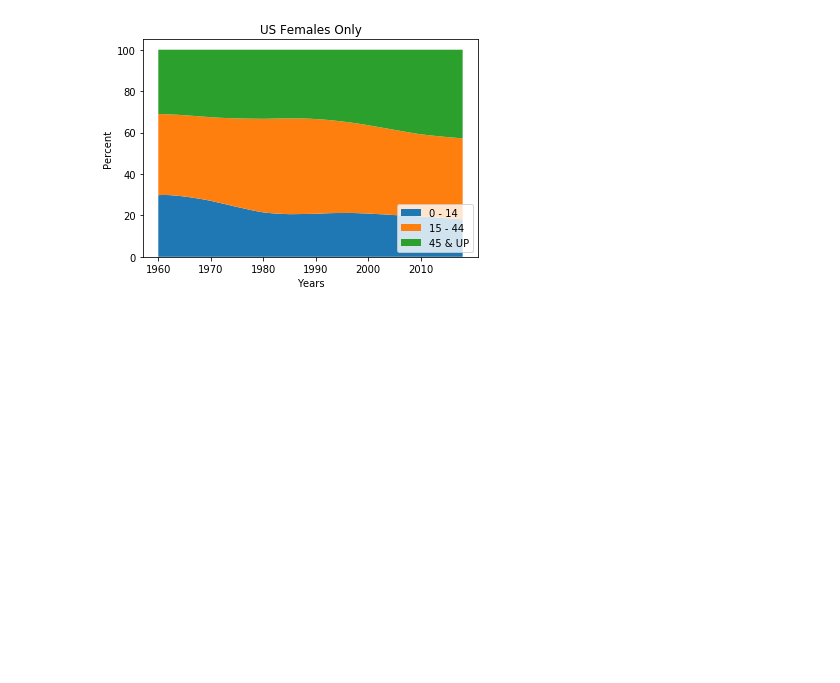
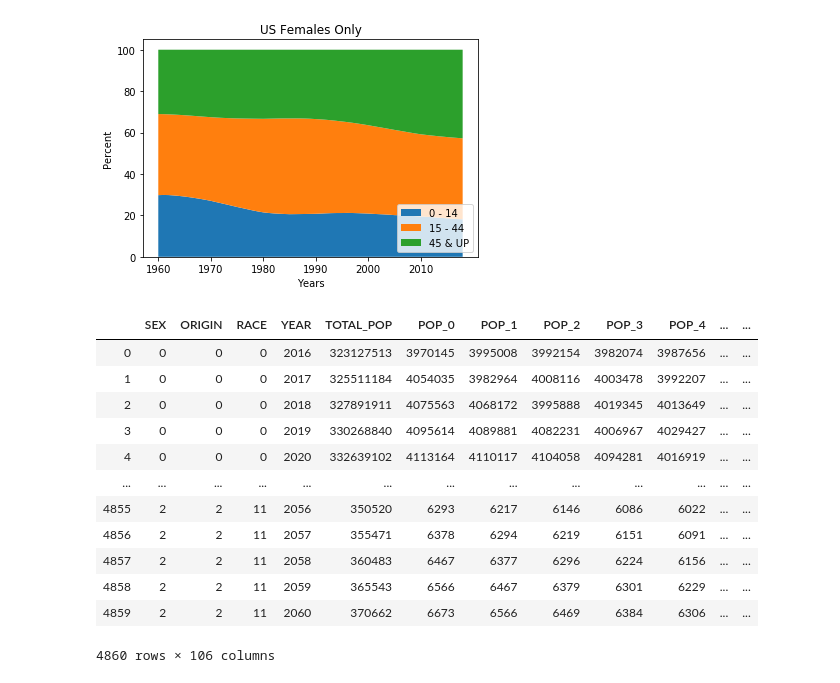
Before and after one commit to plowden/project-1-group-6, a Jupyter notebook: thien.ipynb, the cells around one changed output. Saved outputs shown, nothing was run; the diff lists cells and outputs as text; code cells hidden in the pictures; blank space fills up the shorter version.

```diff
--- a/thien.ipynb
+++ b/thien.ipynb
@@ -369,3 +369,20 @@ plt.title('US Females Only')
 # %% [output]
 Text(0.5, 1.0, 'US Females Only')
 [figure]
+# %%
+us_pop_df = pd.read_csv("Resources/Census-Population-By-Age-2016-2060_np2017_d1.csv",delimiter=",")
+us_pop_df
+# %% [output]
+|  | SEX | ORIGIN | RACE | YEAR | TOTAL_POP | POP_0 | POP_1 | POP_2 | POP_3 | POP_4 | ... | ... |
+| 0 | 0 | 0 | 0 | 2016 | 323127513 | 3970145 | 3995008 | 3992154 | 3982074 | 3987656 | ... | ... |
+| 1 | 0 | 0 | 0 | 2017 | 325511184 | 4054035 | 3982964 | 4008116 | 4003478 | 3992207 | ... | ... |
+| 2 | 0 | 0 | 0 | 2018 | 327891911 | 4075563 | 4068172 | 3995888 | 4019345 | 4013649 | ... | ... |
+| 3 | 0 | 0 | 0 | 2019 | 330268840 | 4095614 | 4089881 | 4082231 | 4006967 | 4029427 | ... | ... |
+| 4 | 0 | 0 | 0 | 2020 | 332639102 | 4113164 | 4110117 | 4104058 | 4094281 | 4016919 | ... | ... |
+| ... | ... | ... | ... | ... | ... | ... | ... | ... | ... | ... | ... | ... |
+| 4855 | 2 | 2 | 11 | 2056 | 350520 | 6293 | 6217 | 6146 | 6086 | 6022 | ... | ... |
+| 4856 | 2 | 2 | 11 | 2057 | 355471 | 6378 | 6294 | 6219 | 6151 | 6091 | ... | ... |
+| 4857 | 2 | 2 | 11 | 2058 | 360483 | 6467 | 6377 | 6296 | 6224 | 6156 | ... | ... |
+| 4858 | 2 | 2 | 11 | 2059 | 365543 | 6566 | 6467 | 6379 | 6301 | 6229 | ... | ... |
+| 4859 | 2 | 2 | 11 | 2060 | 370662 | 6673 | 6566 | 6469 | 6384 | 6306 | ... | ... |
+4860 rows × 106 columns
```
Also changed, not shown: 1 other file.
